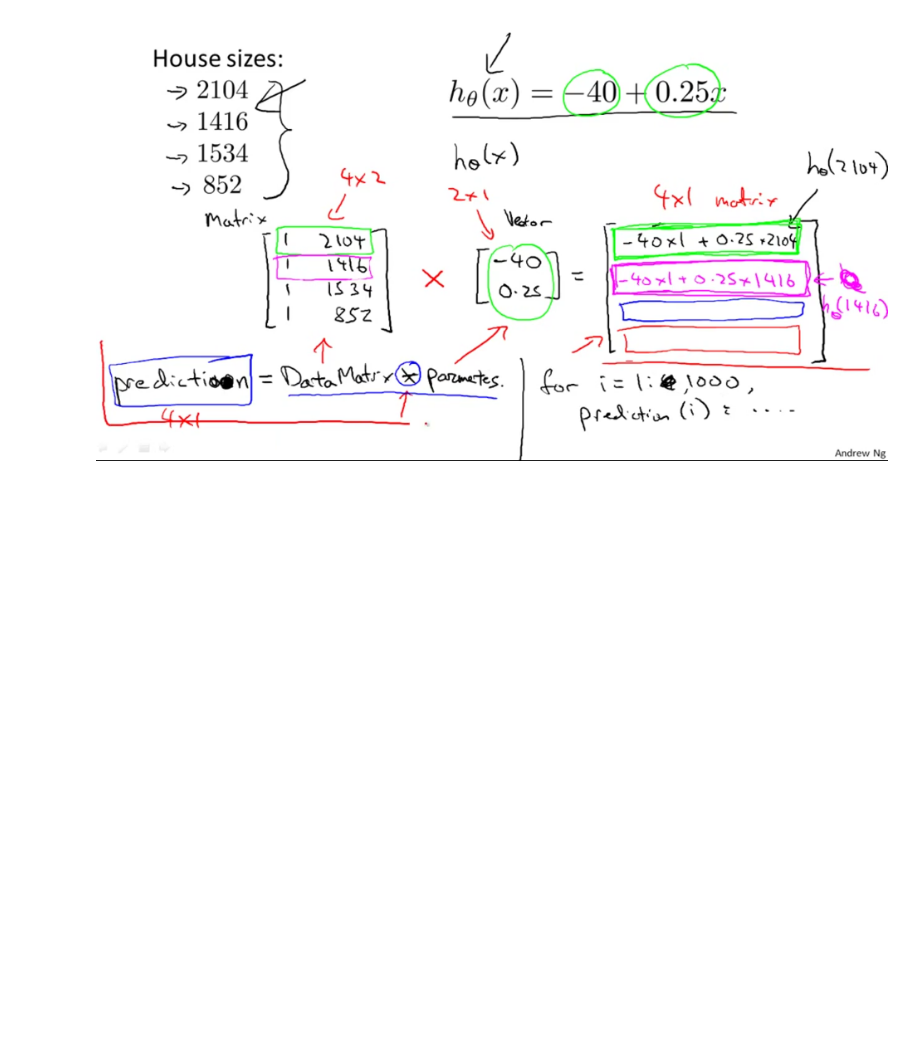
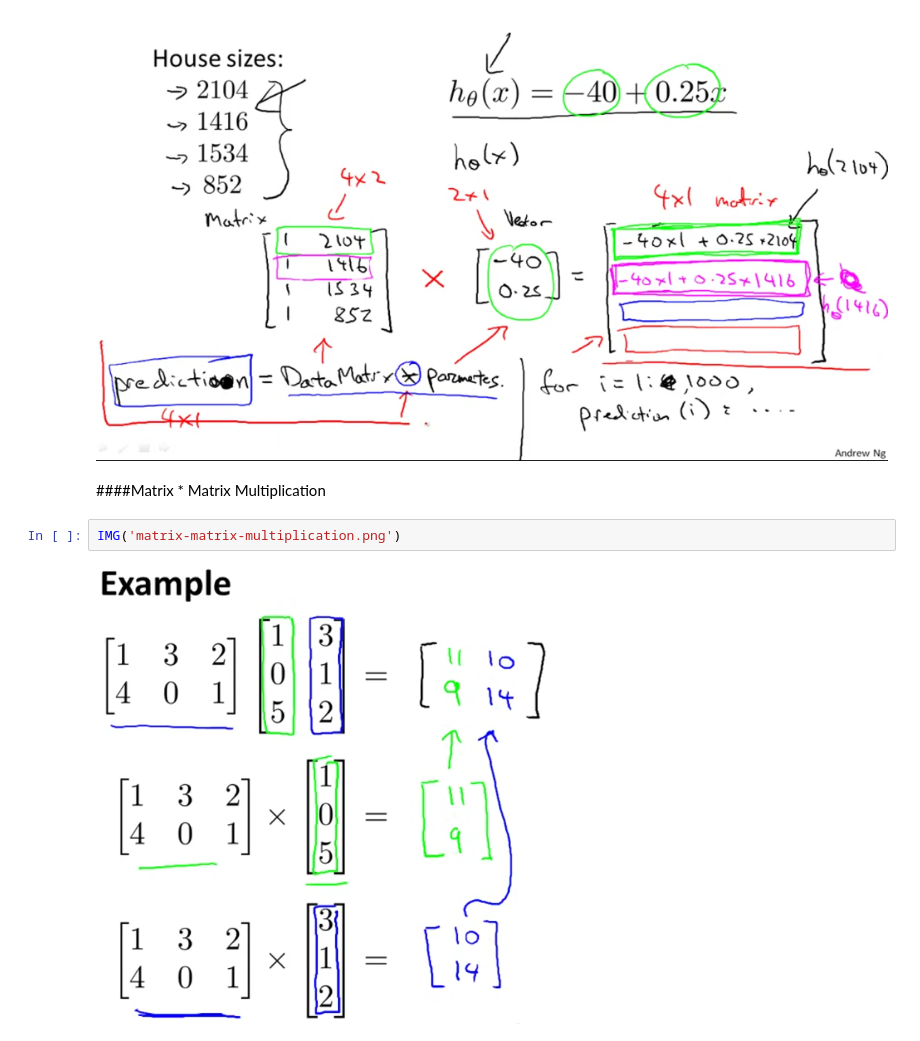
Before and after one commit to ncfausti/machine_learning, a Jupyter notebook: Week 1.ipynb, the cells around one changed output. Cells and saved outputs as stored; diff of their text form; blank space fills up the shorter version.

```diff
--- a/Week 1.ipynb
+++ b/Week 1.ipynb
@@ -207,3 +207,9 @@ Using Octave to compute Linear Regression compared to iterative: __faster algo.
 IMG('octave-vs-iterative.png')
 # %% [output]
 [figure]
+# %% [markdown]
+####Matrix * Matrix Multiplication
+# %%
+IMG('matrix-matrix-multiplication.png')
+# %% [output]
+[figure, added]
```
Also changed, not shown: parts of 11 cells of this notebook, 5 other files.
